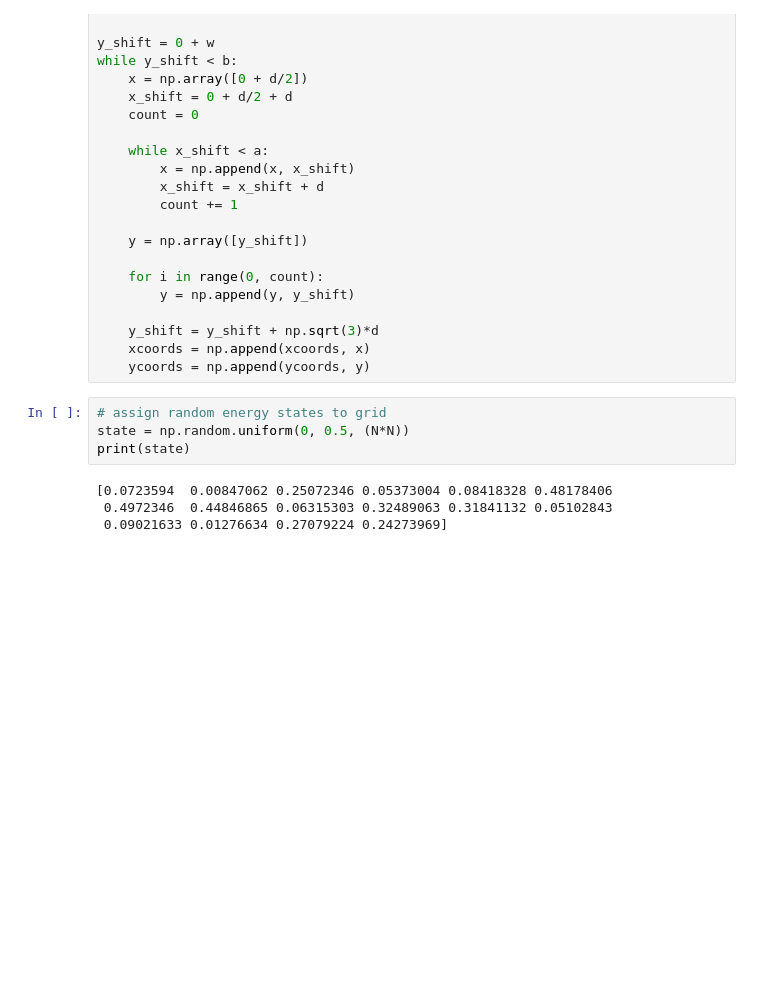
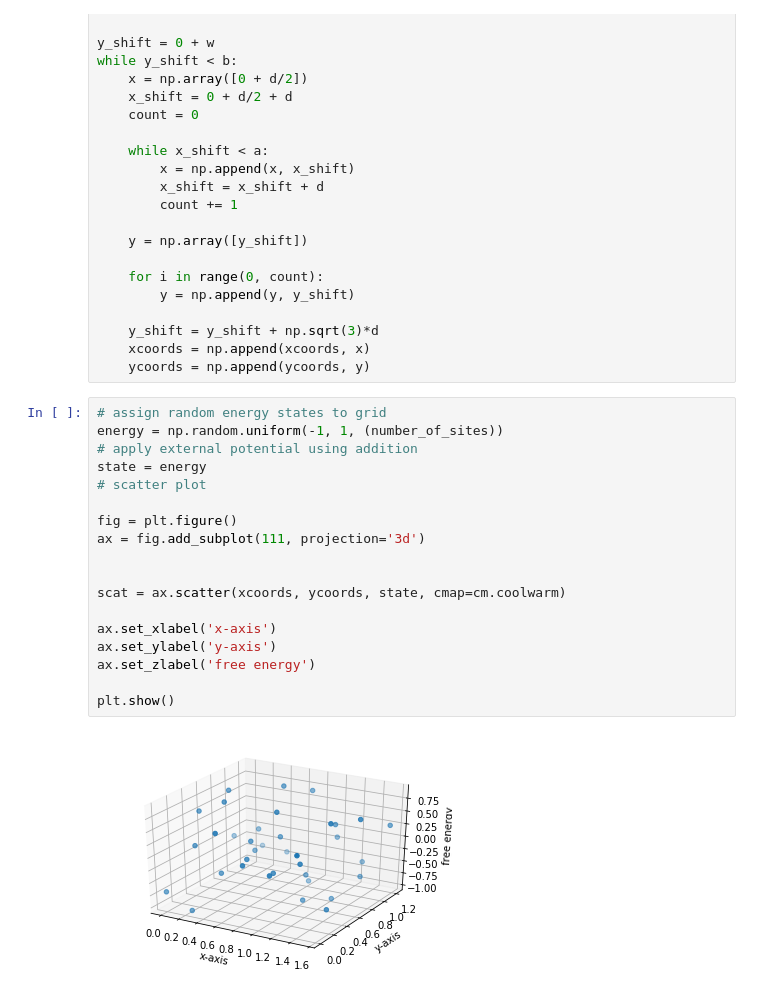
Before and after one commit to Abiyouxin/2D_hopping, a Jupyter notebook: hexagonal_lattice.ipynb, the cells around one changed output. Cells and saved outputs as stored; diff of their text form; blank space fills up the shorter version.

```diff
--- a/hexagonal_lattice.ipynb
+++ b/hexagonal_lattice.ipynb
@@ -64,11 +66,23 @@ while y_shift < b:
     y_shift = y_shift + np.sqrt(3)*d
     xcoords = np.append(xcoords, x)
     ycoords = np.append(ycoords, y)
-# %%
-# assign random energy states to grid
-state = np.random.uniform(0, 0.5, (N*N))
-print(state)
-# %% [output]
-[0.0723594  0.00847062 0.25072346 0.05373004 0.08418328 0.48178406
- 0.4972346  0.44846865 0.06315303 0.32489063 0.31841132 0.05102843
- 0.09021633 0.01276634 0.27079224 0.24273969]
+# %%
+# assign random energy states to grid
+energy = np.random.uniform(-1, 1, (number_of_sites))
+# apply external potential using addition
+state = energy
+# scatter plot
+
+fig = plt.figure()
+ax = fig.add_subplot(111, projection='3d')
+
+
+scat = ax.scatter(xcoords, ycoords, state, cmap=cm.coolwarm)
+
+ax.set_xlabel('x-axis')
+ax.set_ylabel('y-axis')
+ax.set_zlabel('free energy')
+
+plt.show()
+# %% [output]
+[figure, added]
```
Also changed, not shown: parts of 9 cells of this notebook.
